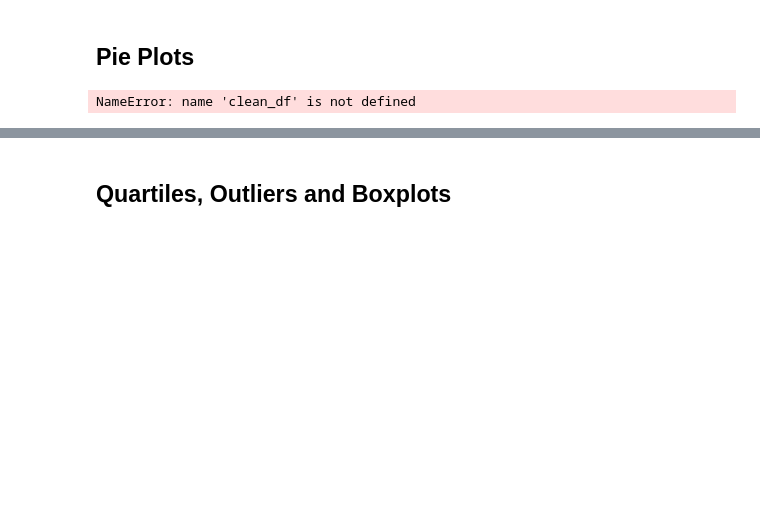
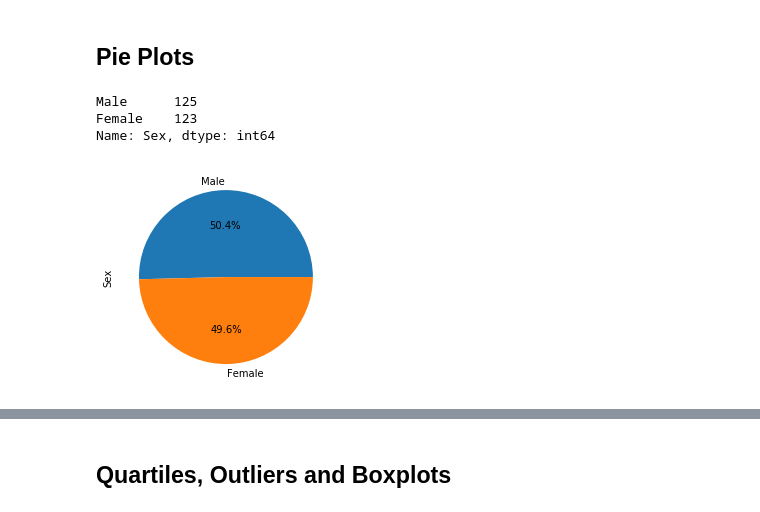
Before and after one commit to arrrlette/matplotlib-challenge, a Jupyter notebook: Pymaceuticals.ipynb, the cells around one changed output, grey strips where cells are left out. Cells and saved outputs as stored; diff of their text form; code cells hidden in the pictures; blank space fills up the shorter version.

```diff
--- a/Pymaceuticals.ipynb
+++ b/Pymaceuticals.ipynb
@@ -197,17 +212,20 @@ Text(0, 0.5, 'test')
 # %%
 # Generate a pie plot showing the distribution of female versus male mice using pandas
 
 #drop any duplicate mouse IDs so we can get a unique count of mice by gender
 non_dup_df = clean_df.drop_duplicates('Mouse ID')
 
 #count number of mice by sex
 mouse_count_by_sex = non_dup_df['Sex'].value_counts()
 
 #create a bar chart based off of the group series from above
-mouse_count_pie = mouse_count_by_sex.plot(kind = 'pie')
+mouse_count_pie = mouse_count_by_sex.plot(kind = 'pie', autopct="%1.1f%%")
 
 mouse_count_by_sex
 # %% [output]
-NameError: name 'clean_df' is not defined
+Male      125
+Female    123
+Name: Sex, dtype: int64
+[figure, added]
 # %%
 # Generate a pie plot showing the distribution of female versus male mice using pyplot
```
Also changed, not shown: parts of 16 cells of this notebook.
